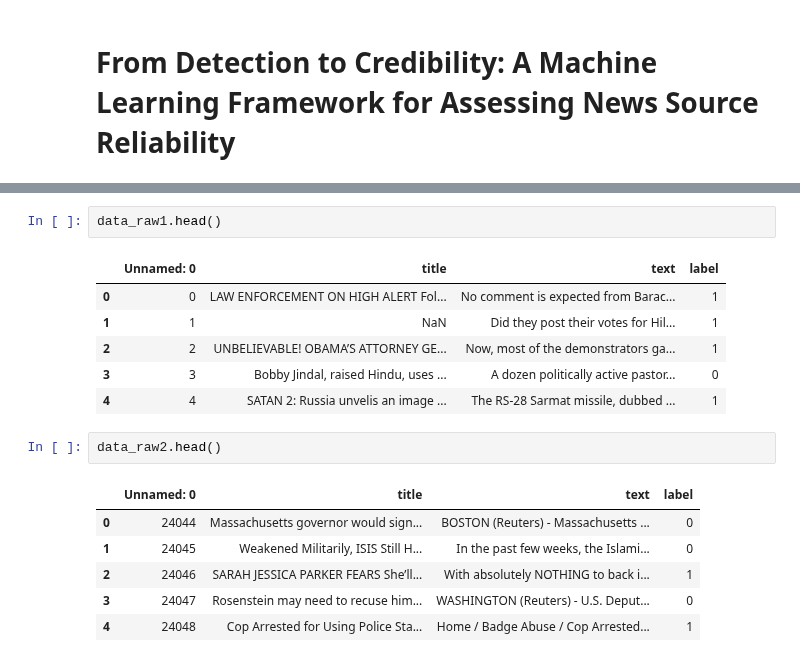
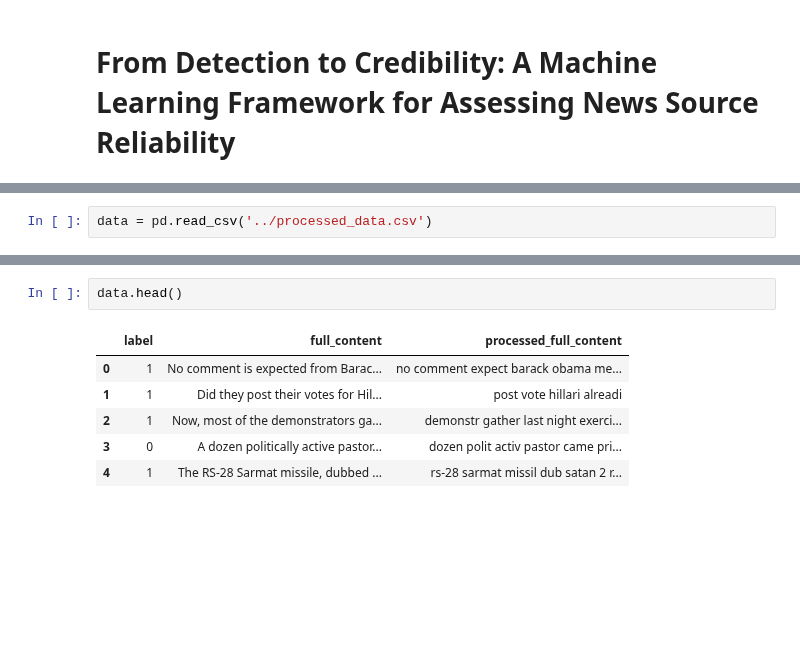
Before and after one commit to shaunzzhou/DM-Fake-News-Detection, a Jupyter notebook: model_experiements/CNN.ipynb, the cells around one changed output, grey strips where cells are left out. Drawn from its saved outputs; the diff is of its cells as text; blank space fills up the shorter version.

```diff
--- a/model_experiements/CNN.ipynb
+++ b/model_experiements/CNN.ipynb
@@ -80 +61,3 @@ data_raw3 = pd.read_csv('part3.csv')
+# %%
+data = pd.read_csv('../processed_data.csv')
 # %%
@@ -128,18 +78,9 @@ Dataframe 3 Shape: (24046, 4)
 # %%
-data_raw1.head()
+data.head()
 # %% [output]
-|  | Unnamed: 0 | title | text | label |
-| 0 | 0 | LAW ENFORCEMENT ON HIGH ALERT Fol... | No comment is expected from Barac... | 1 |
-| 1 | 1 | NaN | Did they post their votes for Hil... | 1 |
-| 2 | 2 | UNBELIEVABLE! OBAMA’S ATTORNEY GE... | Now, most of the demonstrators ga... | 1 |
-| 3 | 3 | Bobby Jindal, raised Hindu, uses ... | A dozen politically active pastor... | 0 |
-| 4 | 4 | SATAN 2: Russia unvelis an image ... | The RS-28 Sarmat missile, dubbed ... | 1 |
+|  | label | full_content | processed_full_content |
+| 0 | 1 | No comment is expected from Barac... | no comment expect barack obama me... |
+| 1 | 1 | Did they post their votes for Hil... | post vote hillari alreadi |
+| 2 | 1 | Now, most of the demonstrators ga... | demonstr gather last night exerci... |
+| 3 | 0 | A dozen politically active pastor... | dozen polit activ pastor came pri... |
+| 4 | 1 | The RS-28 Sarmat missile, dubbed ... | rs-28 sarmat missil dub satan 2 r... |
-# %%
-data_raw2.head()
-# %% [output]
-|  | Unnamed: 0 | title | text | label |
-| 0 | 24044 | Massachusetts governor would sign... | BOSTON (Reuters) - Massachusetts ... | 0 |
-| 1 | 24045 | Weakened Militarily, ISIS Still H... | In the past few weeks, the Islami... | 0 |
-| 2 | 24046 | SARAH JESSICA PARKER FEARS She’ll... | With absolutely NOTHING to back i... | 1 |
-| 3 | 24047 | Rosenstein may need to recuse him... | WASHINGTON (Reuters) - U.S. Deput... | 0 |
-| 4 | 24048 | Cop Arrested for Using Police Sta... | Home / Badge Abuse / Cop Arrested... | 1 |
```
Also changed, not shown: parts of 62 cells of this notebook, 1 other file.
